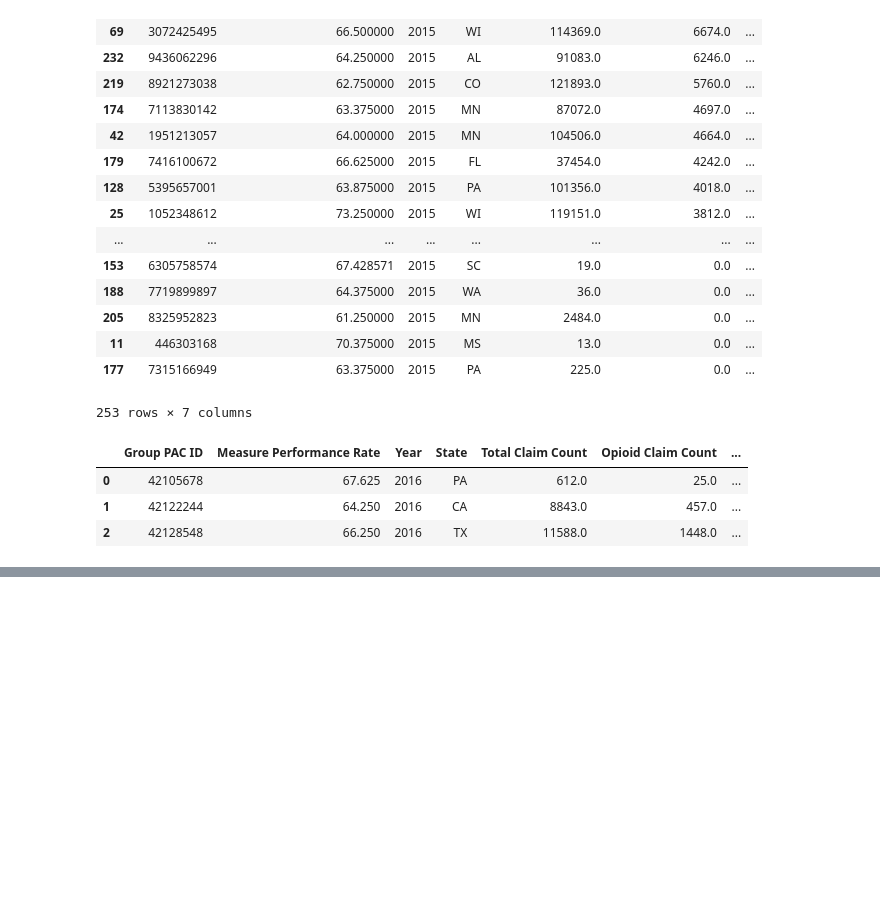
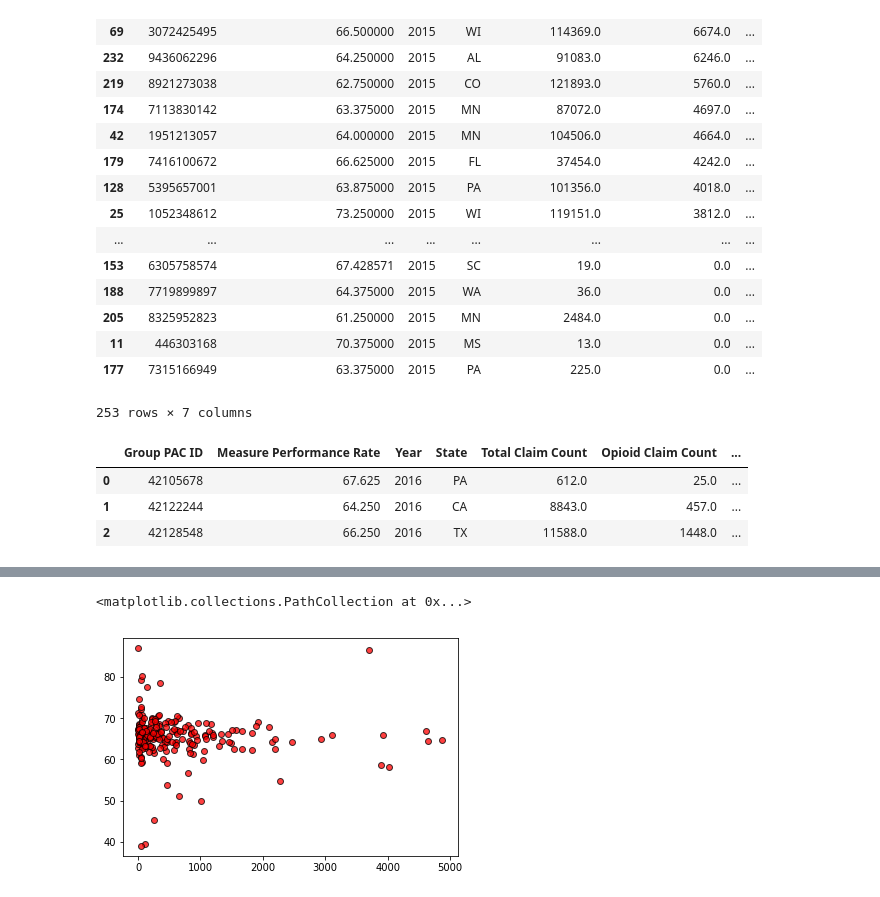
Before and after one commit to MTDahmer/Project1, a Jupyter notebook: notebooks/basheer_graphs.ipynb, the cells around one changed output, grey strips where cells are left out. Drawn from its saved outputs; the diff is of its cells as text; code cells hidden in the pictures; blank space fills up the shorter version.

```diff
--- a/notebooks/basheer_graphs.ipynb
+++ b/notebooks/basheer_graphs.ipynb
@@ -93 +110,9 @@ plt.show()
+# %%
+#Scatter Plot 2016
+x_axis16 = PAC_Scores_2016_group['Opioid Claim Count']
+y_axis16 = PAC_Scores_2016_group['Measure Performance Rate']
+plt.scatter(x_axis16, y_axis16, marker="o", facecolors="red", edgecolors="black", alpha=0.75, label="2016")
+# %% [output]
+<matplotlib.collections.PathCollection at 0x...>
+[figure, added]
 # %%
```
Also changed, not shown: parts of 3 cells of this notebook, 2 other files.
